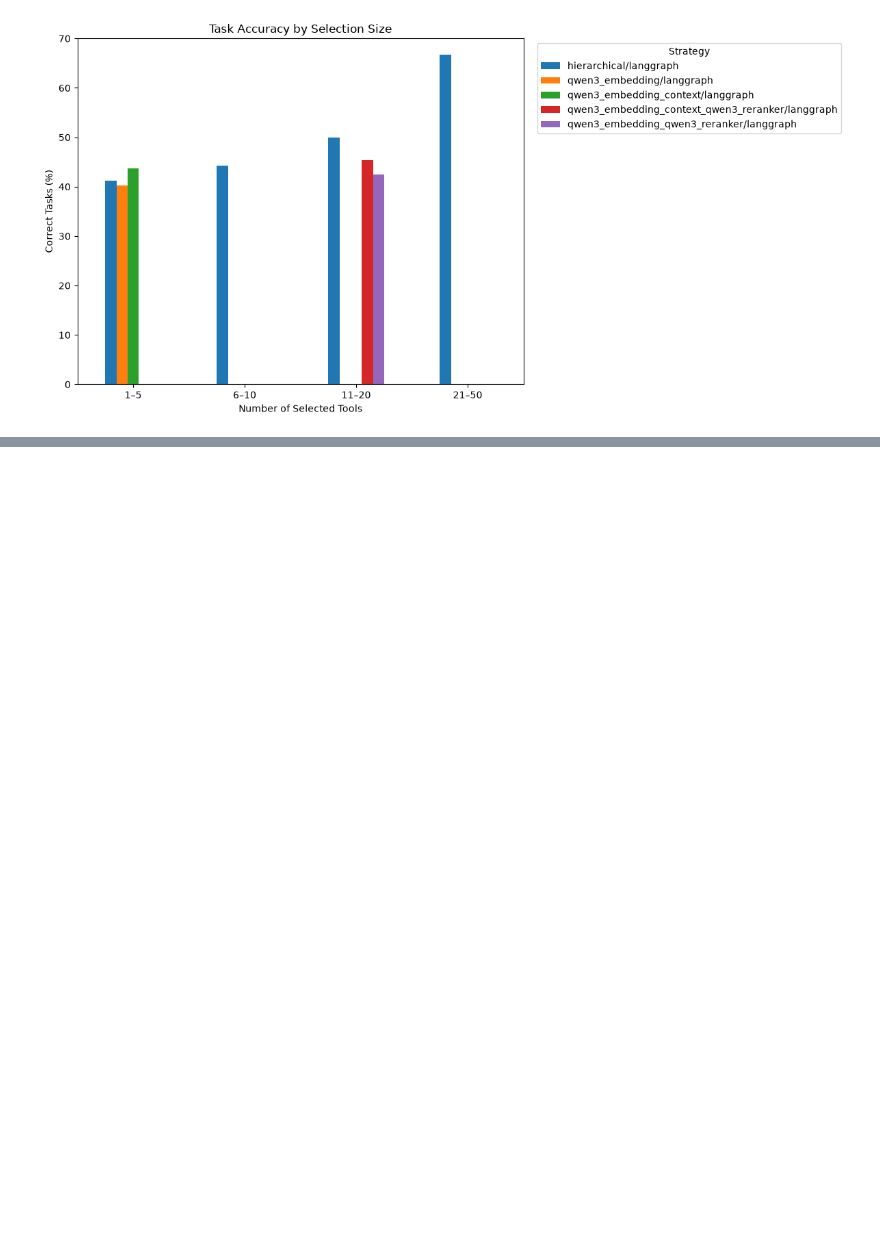
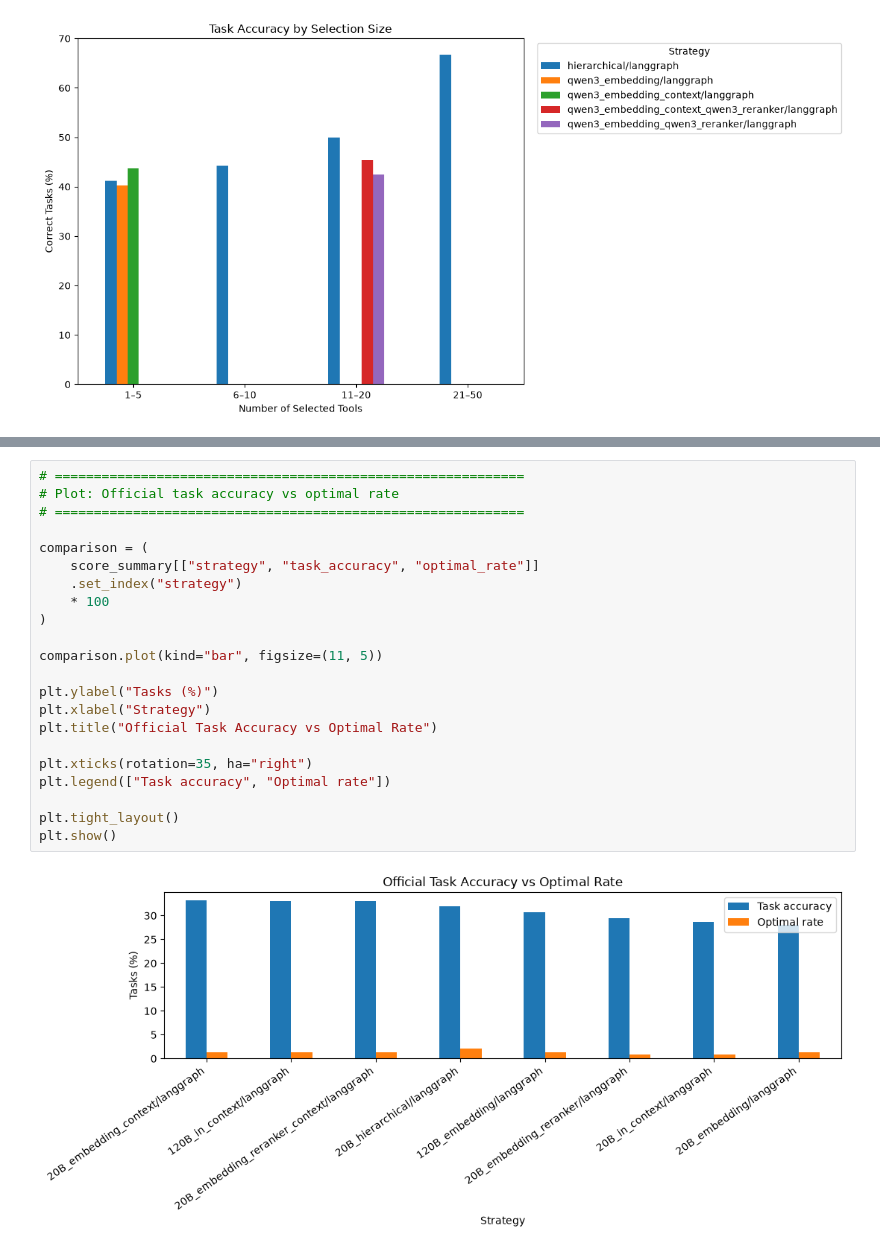
Before and after one commit to Anni0401/ToolSelectionBenchmark, a Jupyter notebook: wild-tool-bench/analyze_results.ipynb, the cells around one changed output, grey strips where cells are left out. Saved outputs shown, nothing was run; the diff lists cells and outputs as text; blank space fills up the shorter version.

```diff
--- a/wild-tool-bench/analyze_results.ipynb
+++ b/wild-tool-bench/analyze_results.ipynb
@@ -2023,0 +2254,24 @@ plt.show()
+# %%
+# ============================================================
+# Plot: Official task accuracy vs optimal rate
+# ============================================================
+
+comparison = (
+    score_summary[["strategy", "task_accuracy", "optimal_rate"]]
+    .set_index("strategy")
+    * 100
+)
+
+comparison.plot(kind="bar", figsize=(11, 5))
+
+plt.ylabel("Tasks (%)")
+plt.xlabel("Strategy")
+plt.title("Official Task Accuracy vs Optimal Rate")
+
+plt.xticks(rotation=35, ha="right")
+plt.legend(["Task accuracy", "Optimal rate"])
+
+plt.tight_layout()
+plt.show()
+# %% [output]
+[figure, added]
```
Also changed, not shown: parts of 8 cells of this notebook, 18 other files.
